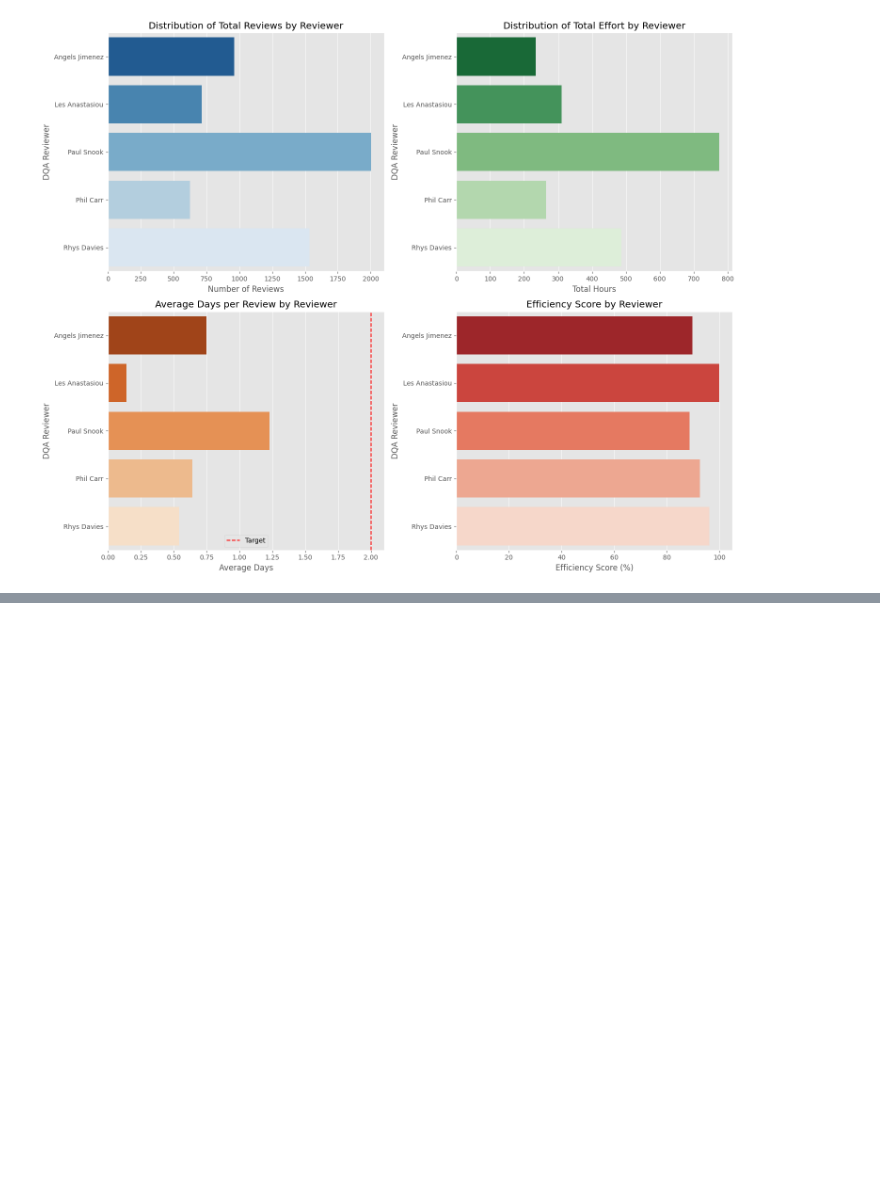
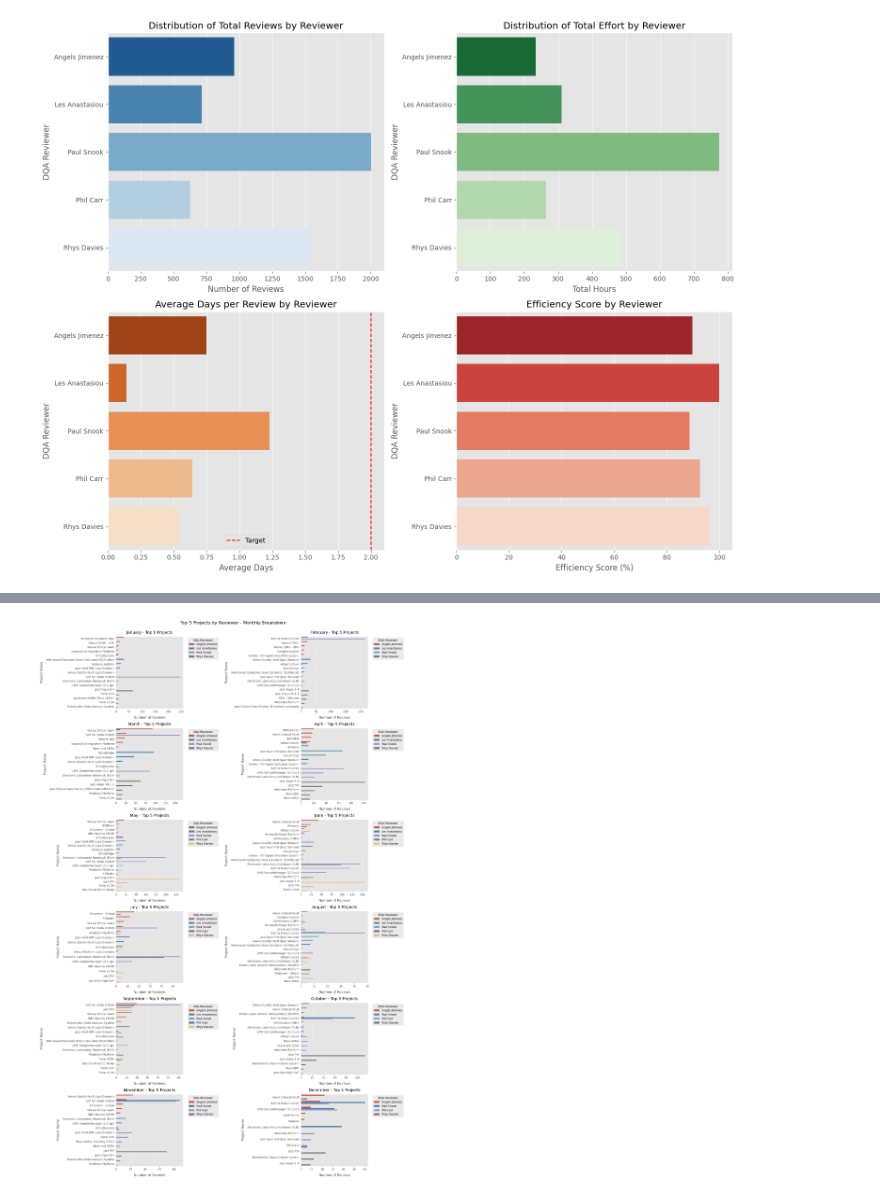
Before and after one commit to marcus-furius/Six-Sigma-Data-with-Python, a Jupyter notebook: src/advanced/dqa_detailed_analysis.ipynb, the cells around one changed output, grey strips where cells are left out. Drawn from its saved outputs; the diff is of its cells as text; code cells hidden in the pictures; blank space fills up the shorter version.

```diff
--- a/src/advanced/dqa_detailed_analysis.ipynb
+++ b/src/advanced/dqa_detailed_analysis.ipynb
@@ -756,0 +799,45 @@ plt.show()
+# %%
+# Create subplots with better spacing and size
+fig, axes = plt.subplots(6, 2, figsize=(20, 30))
+fig.suptitle('Top 5 Projects by Reviewer - Monthly Breakdown', fontsize=16, y=0.95)
+
+# Process each month
+for month in range(1, 13):
+    row = (month - 1) // 2
+    col = (month - 1) % 2
+
+    # Filter data for the month
+    monthly_data = df[df['Month'] == month]
+
+    # Get top 5 projects for each reviewer
+    monthly_projects = monthly_data.groupby(['DQA Reviewer', 'Project Name'])['Project Name'].count()
+    monthly_projects = monthly_projects.reset_index(name='Count')
+
+    # Sort by reviewer and count, keep top 5 for each reviewer
+    top_projects = monthly_projects.sort_values(['DQA Reviewer', 'Count'], ascending=[True, False])
+    top_projects = top_projects.groupby('DQA Reviewer').head(5)
+
+    # Create subplot for this month
+    ax = axes[row, col]
+
+    # Plot the data with enhanced styling
+    sns.barplot(data=top_projects, x='Count', y='Project Name', hue='DQA Reviewer', ax=ax)
+
+    # Customize subplot
+    month_names = ['January', 'February', 'March', 'April', 'May', 'June',
+                  'July', 'August', 'September', 'October', 'November', 'December']
+    ax.set_title(f'{month_names[month-1]} - Top 5 Projects', pad=10)
+    ax.set_xlabel('Number of Reviews', labelpad=10)
+    ax.set_ylabel('Project Name', labelpad=10)
+
+    # Adjust legend
+    ax.legend(bbox_to_anchor=(1.05, 1), loc='upper left', title='DQA Reviewer')
+
+    # Grid lines for better readability
+    ax.grid(True, axis='x', linestyle='--', alpha=0.7)
+
+# Adjust layout to prevent overlap
+plt.tight_layout(rect=[0, 0, 0.95, 0.95])
+plt.show()
+# %% [output]
+[figure, added]
```
Also changed, not shown: parts of 11 cells of this notebook, 28 other files.
